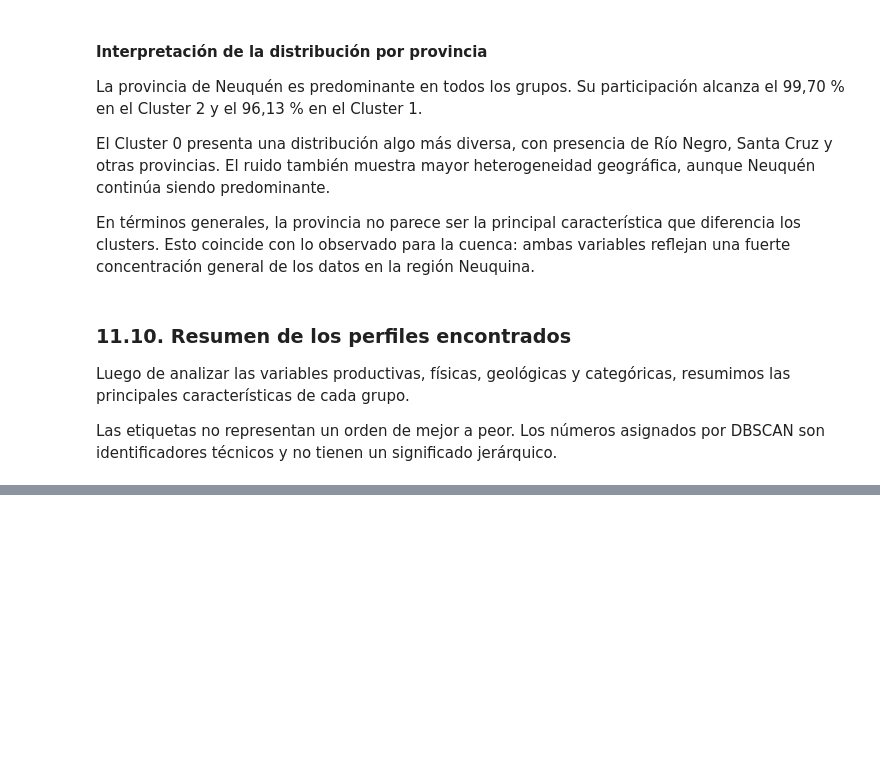
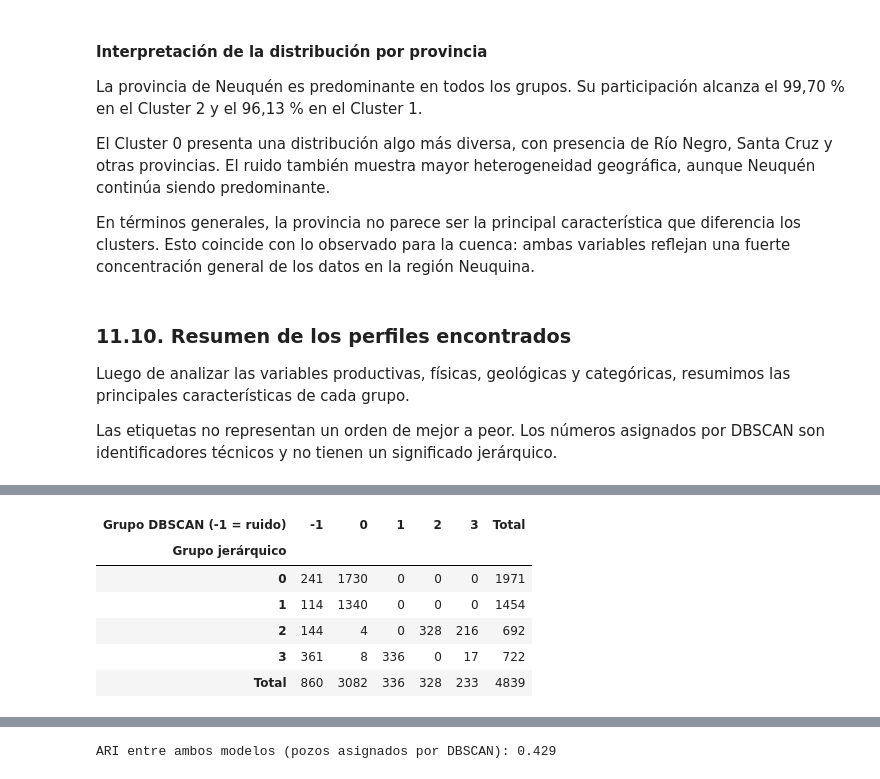
Before and after one commit to alexParedes027/oil-production-prediction, a Jupyter notebook: notebooks/07_modelado_clustering.ipynb, the cells around one changed output, grey strips where cells are left out. Drawn from its saved outputs; the diff is of its cells as text; code cells hidden in the pictures; blank space fills up the shorter version.

```diff
--- a/notebooks/07_modelado_clustering.ipynb
+++ b/notebooks/07_modelado_clustering.ipynb
@@ -1904,0 +2036,13 @@ display(resumen_perfiles)
+# %%
+CANTIDAD_GRUPOS_JERARQUICO = 4
+
+modelo_jerarquico = AgglomerativeClustering(
+    n_clusters=CANTIDAD_GRUPOS_JERARQUICO,
+    linkage="ward",
+)
+
+etiquetas_jerarquico = modelo_jerarquico.fit_predict(X_escalado)
+
+perfiles_candidato["cluster_jerarquico"] = etiquetas_jerarquico
+
+display(resumen_tamanios(etiquetas_jerarquico))
@@ -1904,0 +2108,57 @@ display(resumen_perfiles)
+# %%
+tabla_cruzada = pd.crosstab(
+    perfiles_candidato["cluster_jerarquico"],
+    perfiles_candidato["cluster"],
+    rownames=["Grupo jerárquico"],
+    colnames=["Grupo DBSCAN (-1 = ruido)"],
+    margins=True,
+    margins_name="Total",
+)
+
+display(tabla_cruzada)
+
+X_asignados = X_escalado[mascara_asignados_dbscan]
+
+comparacion_modelos = pd.DataFrame(
+    {
+        "DBSCAN (pozos asignados)": {
+            "pozos evaluados": int(mascara_asignados_dbscan.sum()),
+            "pozos sin grupo (ruido) %": 100 * (~mascara_asignados_dbscan).mean(),
+            "grupo mayor %": 100 * pd.Series(etiquetas_candidato[mascara_asignados_dbscan]).value_counts().max() / len(etiquetas_candidato),
+            "silueta": silhouette_score(X_asignados, etiquetas_candidato[mascara_asignados_dbscan]),
+            "calinski_harabasz": calinski_harabasz_score(X_asignados, etiquetas_candidato[mascara_asignados_dbscan]),
+            "davies_bouldin": davies_bouldin_score(X_asignados, etiquetas_candidato[mascara_asignados_dbscan]),
+        },
+        "Jerárquico (mismos pozos)": {
+            "pozos evaluados": int(mascara_asignados_dbscan.sum()),
+            "pozos sin grupo (ruido) %": np.nan,
+            "grupo mayor %": np.nan,
+            "silueta": silhouette_score(X_asignados, etiquetas_jerarquico[mascara_asignados_dbscan]),
+            "calinski_harabasz": calinski_harabasz_score(X_asignados, etiquetas_jerarquico[mascara_asignados_dbscan]),
+            "davies_bouldin": davies_bouldin_score(X_asignados, etiquetas_jerarquico[mascara_asignados_dbscan]),
+        },
+        "Jerárquico (todos los pozos)": {
+            "pozos evaluados": len(etiquetas_jerarquico),
+            "pozos sin grupo (ruido) %": 0.0,
+            "grupo mayor %": 100 * pd.Series(etiquetas_jerarquico).value_counts().max() / len(etiquetas_jerarquico),
+            "silueta": silhouette_score(X_escalado, etiquetas_jerarquico),
+            "calinski_harabasz": calinski_harabasz_score(X_escalado, etiquetas_jerarquico),
+            "davies_bouldin": davies_bouldin_score(X_escalado, etiquetas_jerarquico),
+        },
+    }
+).T
+
+display(comparacion_modelos.round(3))
+
+print(
+    "ARI entre ambos modelos (pozos asignados por DBSCAN): "
+    f"{adjusted_rand_score(etiquetas_candidato[mascara_asignados_dbscan], etiquetas_jerarquico[mascara_asignados_dbscan]):.3f}"
+)
+# %% [output]
+| Grupo DBSCAN (-1 = ruido) | -1 | 0 | 1 | 2 | 3 | Total |
+| Grupo jerárquico |  |  |  |  |  |  |
+| 0 | 241 | 1730 | 0 | 0 | 0 | 1971 |
+| 1 | 114 | 1340 | 0 | 0 | 0 | 1454 |
+| 2 | 144 | 4 | 0 | 328 | 216 | 692 |
+| 3 | 361 | 8 | 336 | 0 | 17 | 722 |
+| Total | 860 | 3082 | 336 | 328 | 233 | 4839 |
@@ -1904,0 +2169 @@ display(resumen_perfiles)
+ARI entre ambos modelos (pozos asignados por DBSCAN): 0.429
```
Also changed, not shown: parts of 21 cells of this notebook.
